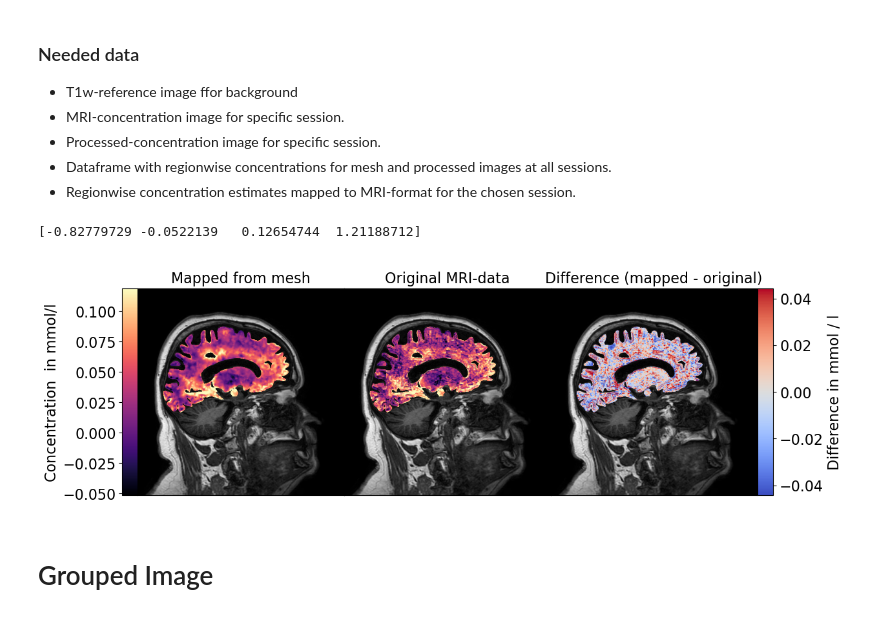
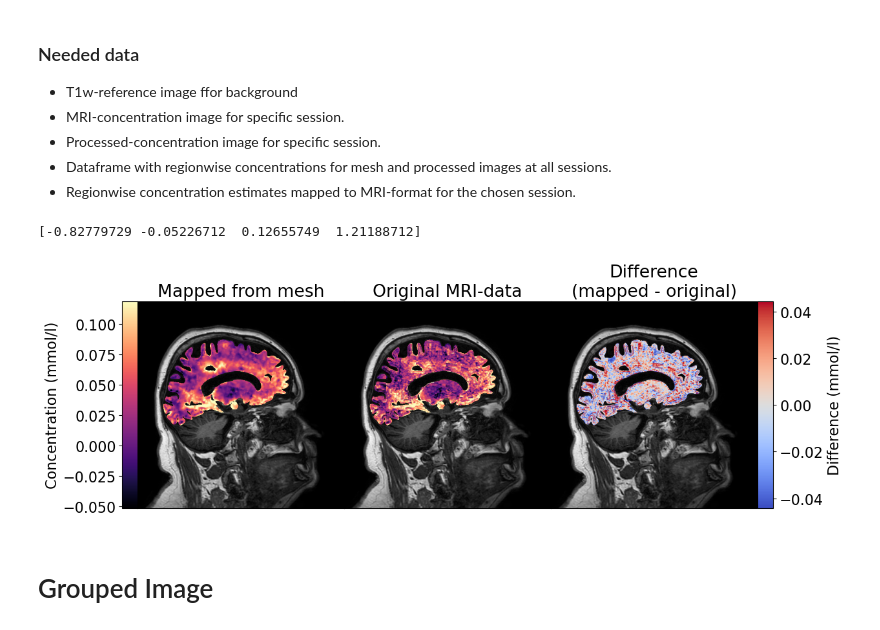
Before and after one commit to jorgenriseth/gonzo, a Jupyter notebook: docs/mesh-mapping-error.ipynb, the cells around one changed output. Saved outputs shown, nothing was run; the diff lists cells and outputs as text; code cells hidden in the pictures.

Commit message:
updated-figures

```diff
--- a/docs/mesh-mapping-error.ipynb
+++ b/docs/mesh-mapping-error.ipynb
@@ -127,7 +127,7 @@ cbar = plt.colorbar(
     mpl.cm.ScalarMappable(norm=norm, cmap=cmap),
     cax=cax,
     orientation='vertical',
-    label="Concentration  in mmol/l",
+    label="Concentration (mmol/l)",
     location="left"
 )
 
@@ -138,41 +138,40 @@ axes["fig_right"].axis("on")
 cax_bbox = axes["fig_right"].get_position()
 cmap = mpl.cm.coolwarm
 cax = fig.add_axes(
     [
         cax_bbox.x0,
         cax_bbox.y0,
         0.02,
         cax_bbox.height,
     ],
     frameon=True
 )
 cbar = plt.colorbar(
     mpl.cm.ScalarMappable(norm=error_norm, cmap=cmap),
     cax=cax,
     orientation='vertical',
-    label="Difference in mmol / l",
+    label="Difference (mmol/l)",
 #     ticks=np.linspace(-0.02, 0.02, 5)
 )
 
 axes = axes["body"]
 axes[1].imshow(im_t1w, cmap="gray")
 axes[1].imshow(im_ref, cmap="magma", vmin=cmin, vmax=cmax)
 axes[0].imshow(im_t1w, cmap="gray")
 axes[0].imshow(im_proc, cmap="magma", vmin=cmin, vmax=cmax)
 axes[2].imshow(im_t1w, cmap="gray")
 axes[2].imshow(im_error, cmap="coolwarm", vmin=-vabs, vmax=+vabs)
 
-axes[1].set_title("Original MRI-data", fontsize=16)
-axes[0].set_title("Mapped from mesh", fontsize=16)
-axes[2].set_title("Difference (mapped - original)", fontsize=16)
+axes[1].set_title("Original MRI-data")
+axes[0].set_title("Mapped from mesh")
+axes[2].set_title("Difference\n(mapped - original)")
 
 print(np.nanquantile(ref, [0, 0.01, 0.95, 1.]))
-plt.savefig("../figures/error_interp.pdf", bbox_inches="tight")
-plt.savefig("../figures/error_interp.png", bbox_inches="tight")
+plt.savefig("../figures/error_interp.pdf", dpi=300, bbox_inches="tight")
 plt.show()
 # %% [output]
-[-0.82779729 -0.0522139   0.12654744  1.21188712]
+[-0.82779729 -0.05226712  0.12655749  1.21188712]
-[figure, old version]
+[figure, new version]
 # %% [markdown]
 # Grouped Image
 # %%
```
Also changed, not shown: parts of 7 cells of this notebook, 7 other files.
